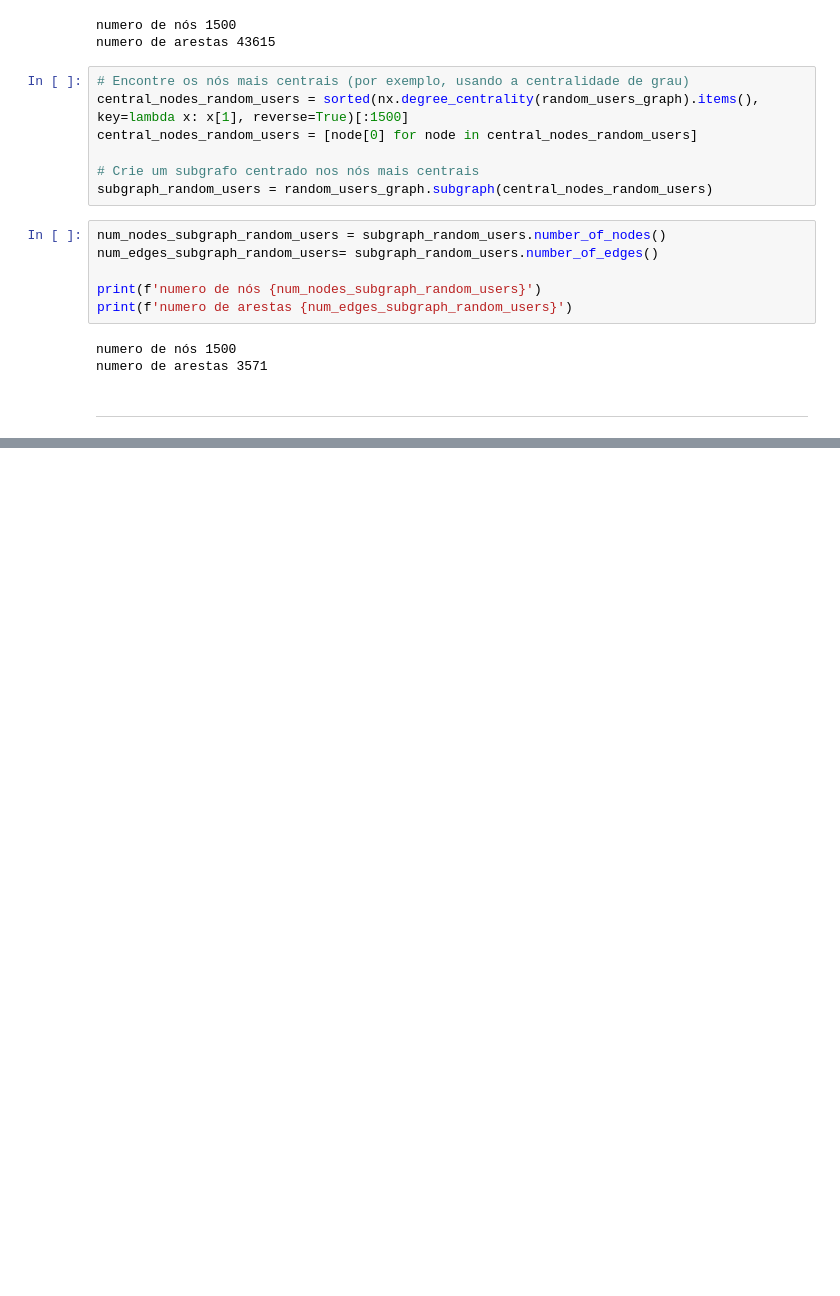
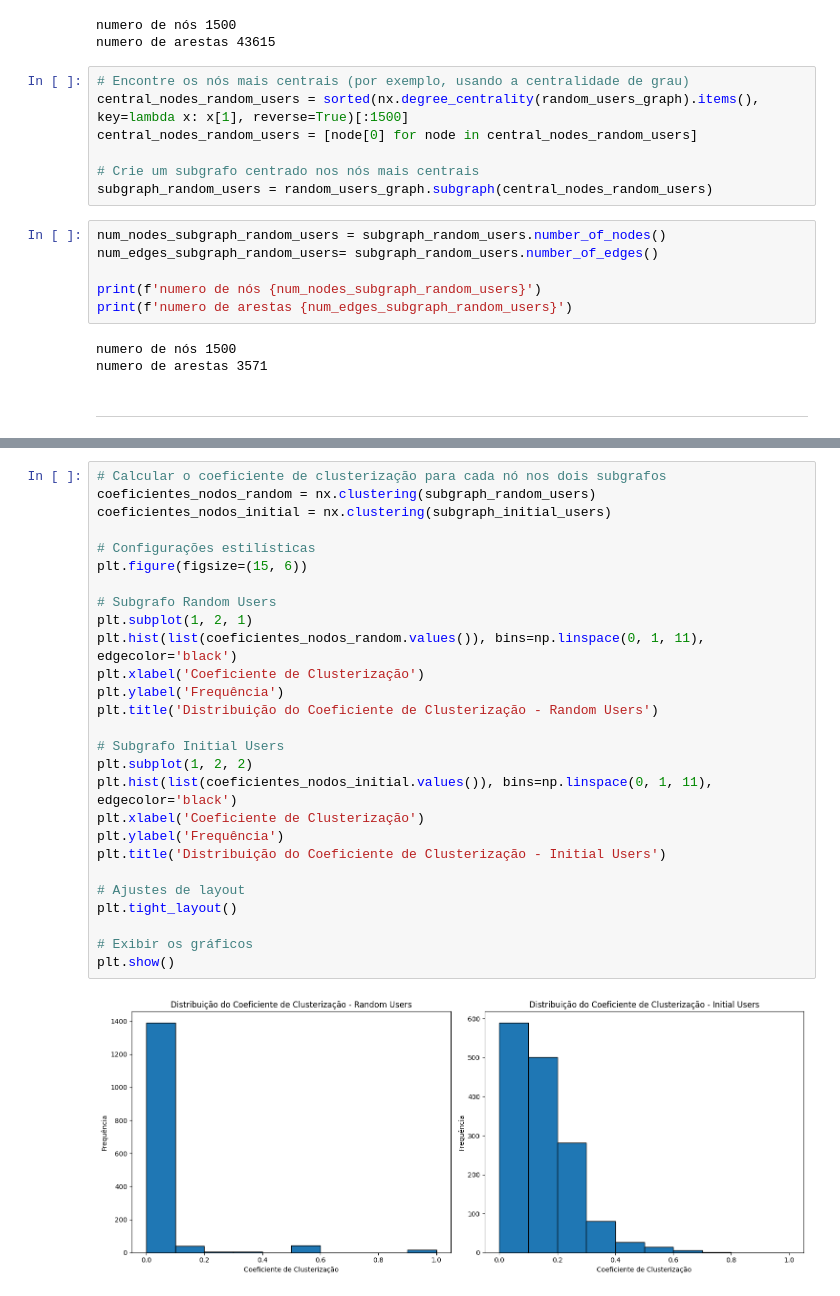
Before and after one commit to lucianobajr/github-complex-networks, a Jupyter notebook: analysis/compare-initial-and-random-subgraph.ipynb, the cells around one changed output, grey strips where cells are left out. Drawn from its saved outputs; the diff is of its cells as text; blank space fills up the shorter version.

```diff
--- a/analysis/compare-initial-and-random-subgraph.ipynb
+++ b/analysis/compare-initial-and-random-subgraph.ipynb
@@ -138,0 +228,29 @@ nx.write_gml(subgraph_random_users, "../resources/gephi/subgraph_random_users.gm
+# %%
+# Calcular o coeficiente de clusterização para cada nó nos dois subgrafos
+coeficientes_nodos_random = nx.clustering(subgraph_random_users)
+coeficientes_nodos_initial = nx.clustering(subgraph_initial_users)
+
+# Configurações estilísticas
+plt.figure(figsize=(15, 6))
+
+# Subgrafo Random Users
+plt.subplot(1, 2, 1)
+plt.hist(list(coeficientes_nodos_random.values()), bins=np.linspace(0, 1, 11), edgecolor='black')
+plt.xlabel('Coeficiente de Clusterização')
+plt.ylabel('Frequência')
+plt.title('Distribuição do Coeficiente de Clusterização - Random Users')
+
+# Subgrafo Initial Users
+plt.subplot(1, 2, 2)
+plt.hist(list(coeficientes_nodos_initial.values()), bins=np.linspace(0, 1, 11), edgecolor='black')
+plt.xlabel('Coeficiente de Clusterização')
+plt.ylabel('Frequência')
+plt.title('Distribuição do Coeficiente de Clusterização - Initial Users')
+
+# Ajustes de layout
+plt.tight_layout()
+
+# Exibir os gráficos
+plt.show()
+# %% [output]
+[figure, added]
```
Also changed, not shown: parts of 9 cells of this notebook, 1 other file.
